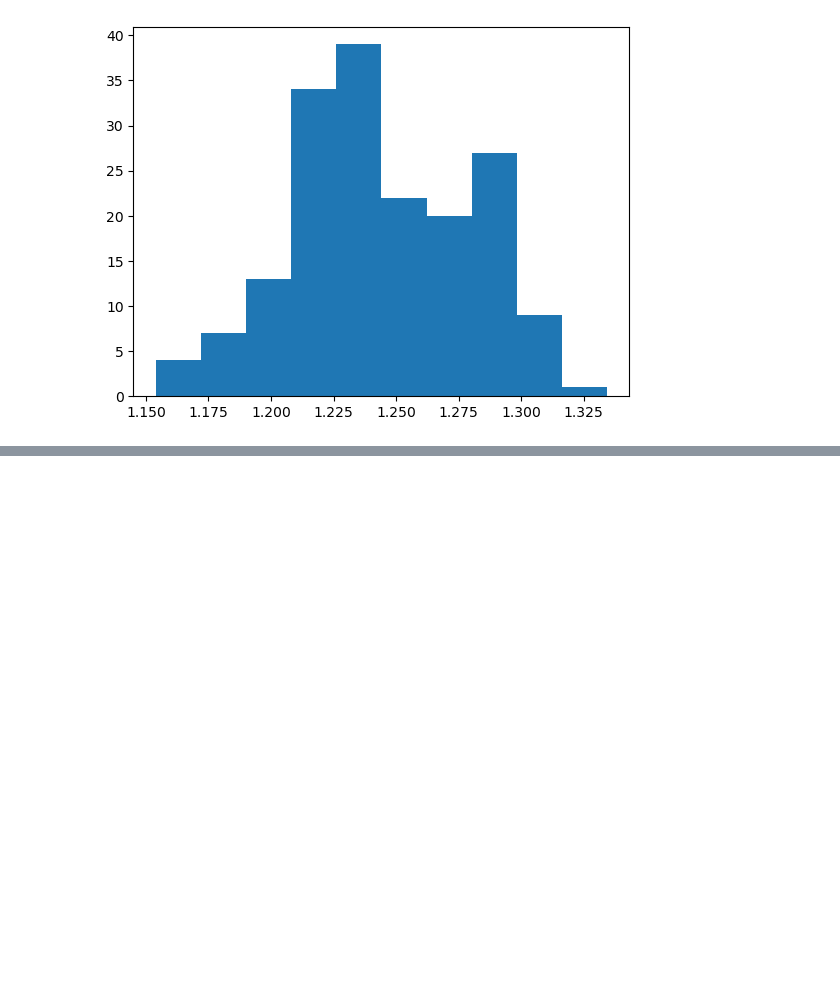
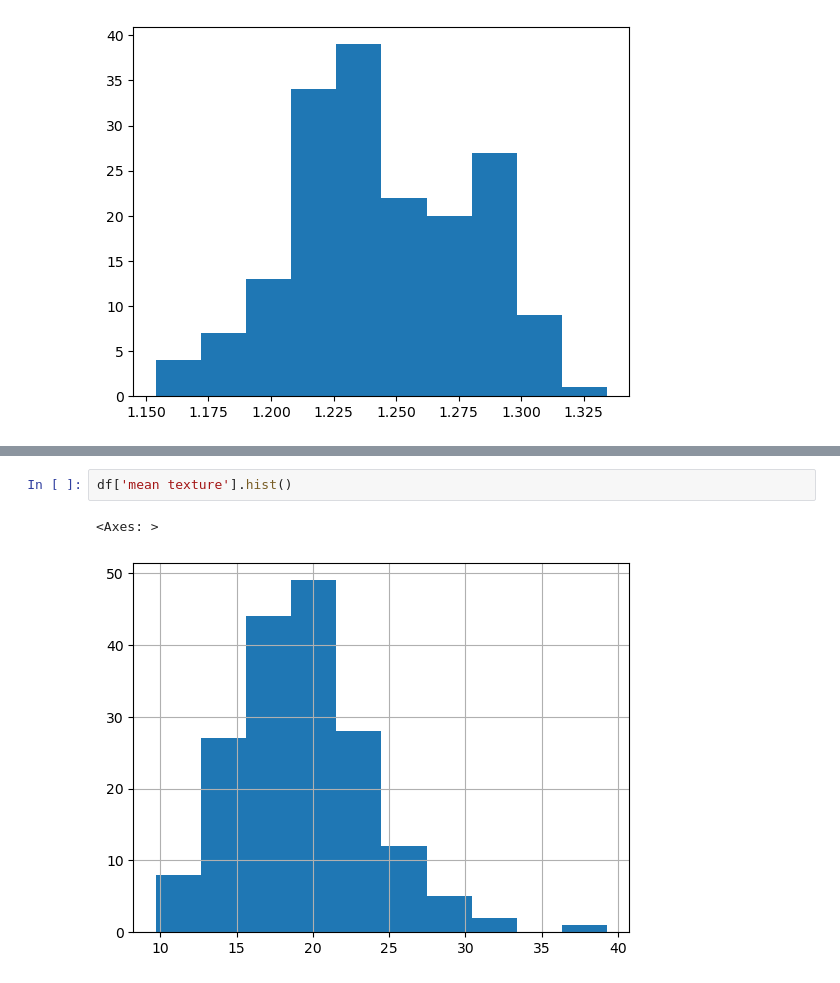
Before and after one commit to CHERUGAD/Machine_learning, a Jupyter notebook: DATA_Transformstion.ipynb, the cells around one changed output, grey strips where cells are left out. Drawn from its saved outputs; the diff is of its cells as text; blank space fills up the shorter version.

```diff
--- a/DATA_Transformstion.ipynb
+++ b/DATA_Transformstion.ipynb
@@ -56,0 +70,5 @@ plt.hist(t[:, 0])
+# %%
+df['mean texture'].hist()
+# %% [output]
+<Axes: >
+[figure, added]
```
Also changed, not shown: parts of 3 cells of this notebook.
